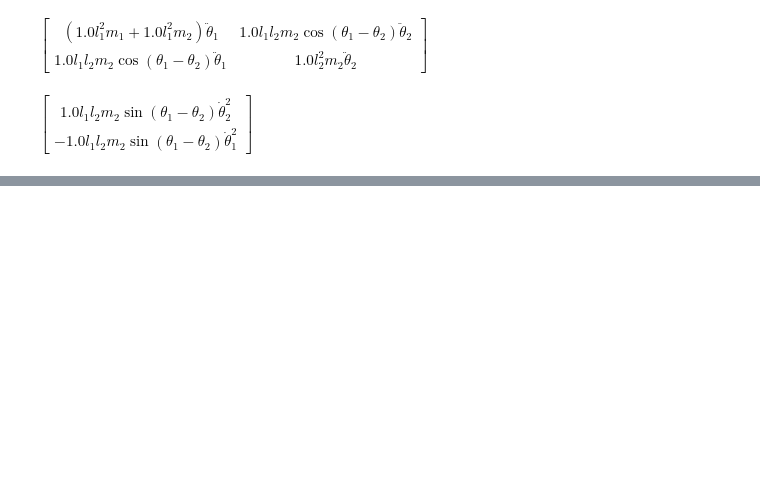
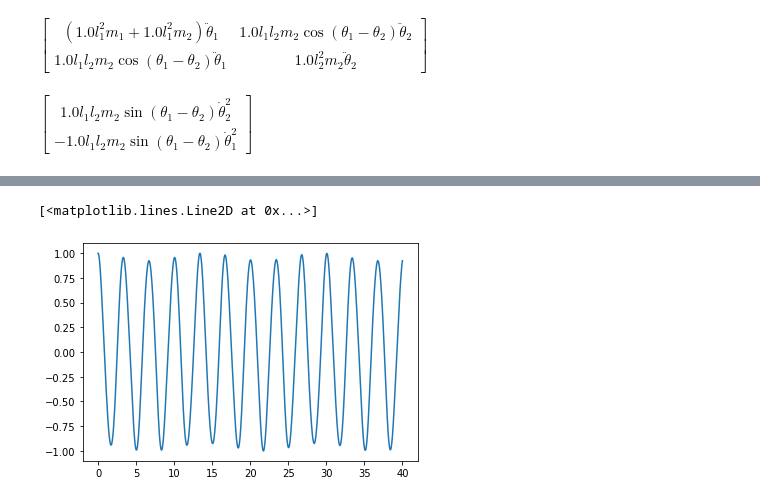
Before and after one commit to Eddy-Morgan/LG--2RP, a Jupyter notebook: 2rp_robot_dynamics_modelling.ipynb, the cells around one changed output, grey strips where cells are left out. Cells and saved outputs as stored; diff of their text form; code cells hidden in the pictures; blank space fills up the shorter version.

```diff
--- a/2rp_robot_dynamics_modelling.ipynb
+++ b/2rp_robot_dynamics_modelling.ipynb
@@ -69,6 +74,6 @@ $\displaystyle 1.0 l_{1}^{2} m_{1} \ddot{\theta}_{1} + 1.0 l_{1}^{2} m_{2} \ddot
 # %%
 # force applied at joint 2
-f2 = sm.diff(sm.diff(Ls,theta2d),'t') - sm.diff(Ls,theta2)
+f2 = sm.diff(sm.diff(Ls,theta2d),Symbol('t')) - sm.diff(Ls,theta2)
 f2sim = sm.expand(sm.simplify(f2))
 f2sim
 # %% [output]
@@ -115,10 +120,10 @@ theta2d_func = sm.lambdify(theta2d, theta2d)
 # %%
 # ode func for scipy odeint
 def dSdt(S,t, m1, m2, l1, l2):
-    thet1, z1, thet2, z2 = S
+    thet1, thet1d, thet2, thet2d = S
     return [
-        theta1d_func(z1),
-        theta1dd_func(m1, m2, l1, l2, thet1, thet2, z1, z2),
-        theta2d_func(z2),
-        theta2dd_func(m1, m2, l1, l2, thet1, thet2, z1, z2)
+        theta1d_func(thet1d),
+        theta1dd_func(m1, m2, l1, l2, thet1, thet2, thet1d, thet2),
+        theta2d_func(thet2d),
+        theta2dd_func(m1, m2, l1, l2, thet1, thet2, thet1d, thet2)
     ]
@@ -147,0 +130,7 @@ array([[ 0.00000000e+00,  0.00000000e+00,  0.00000000e+00,
+# %%
+t = np.linspace(0, 40, 1001)
+m1 = 2
+m2 = 1
+l1 = 2
+l2 = 1
+ans = odeint(dSdt, y0=[1, 0, 1, 0.2], t=t, args=(m1, m2, l1, l2))
@@ -147,0 +148,10 @@ array([[ 0.00000000e+00,  0.00000000e+00,  0.00000000e+00,
+# %%
+the1 = ans.T[0]
+the1d = ans.T[1]
+the2 = ans.T[2]
+the2d = ans.T[3]
+# %%
+plt.plot(t, the1)
+# %% [output]
+[<matplotlib.lines.Line2D at 0x...>]
+[figure, added]
```
Also changed, not shown: parts of 15 cells of this notebook, 2 other files.
